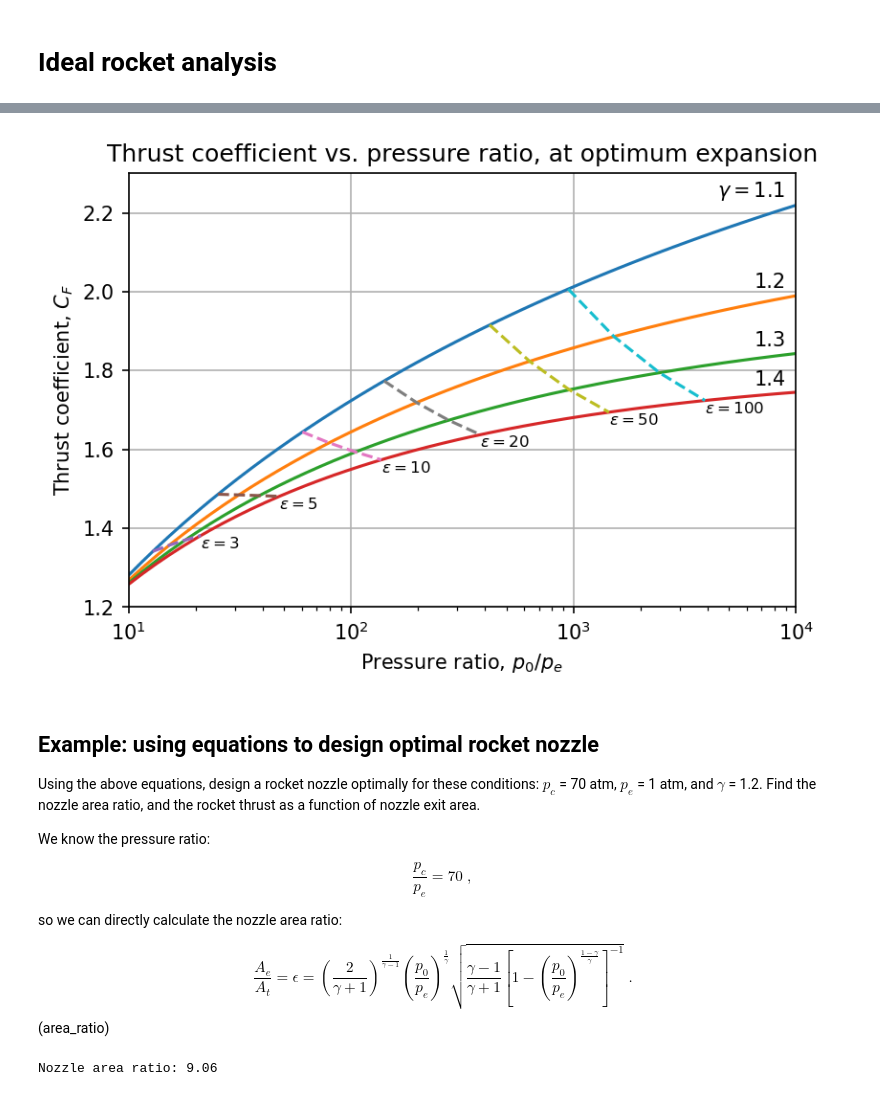
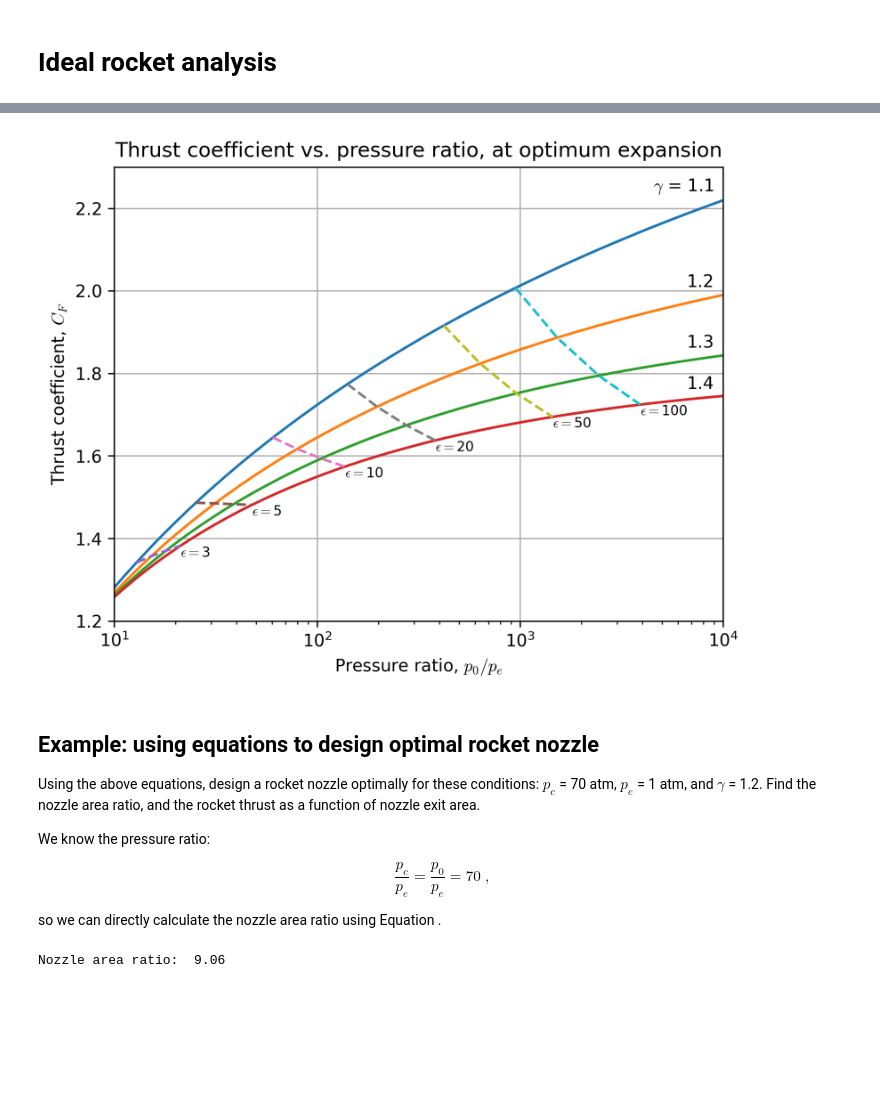
Before and after one commit to kyleniemeyer/rocket-propulsion, a Jupyter notebook: fundamentals/ideal-rocket.ipynb, the cells around one changed output, grey strips where cells are left out. Drawn from its saved outputs; the diff is of its cells as text; code cells hidden in the pictures; blank space fills up the shorter version.

```diff
--- a/fundamentals/ideal-rocket.ipynb
+++ b/fundamentals/ideal-rocket.ipynb
@@ -94,7 +428,7 @@ vs. pressure ratio, both for various specific heat ratios:
 gammas = [1.1, 1.25, 1.4, 1.7]
 pressure_ratios = np.logspace(1, 4, num=50)
 
-labels = [r'$\gamma = 1.1$', '1.25', '1.4', '1.7']
+labels = [r'$\gamma$ = 1.1', '1.25', '1.4', '1.7']
 
 # let's define a function to calculate area ratio based on gamma and the pressure ratio:
 def calc_area_ratio(gamma, pressure_ratio):
@@ -121,7 +455,7 @@ for gamma, label in zip(gammas, labels):
 
 plt.xlim([10, 1e4])
 plt.ylim([1, 500])
-plt.xlabel(r'Pressure ratio, $\frac{p_0}{p_e}$')
+plt.xlabel(r'Pressure ratio, $p_0 / p_e$')
 plt.ylabel(r'Area ratio, $\epsilon = \frac{A_e}{A_t}$')
 plt.grid(True)
 plt.xscale('log')
@@ -155,7 +489,7 @@ def root_area_ratio(pressure_ratio, gamma, area_ratio):
 
 
 gammas = [1.1, 1.2, 1.3, 1.4]
-labels = [r'$\gamma = 1.1$', '1.2', '1.3', '1.4']
+labels = [r'$\gamma$ = 1.1', '1.2', '1.3', '1.4']
 area_ratios = [3, 5, 10, 20, 50, 100]
 
 pressure_ratios = np.logspace(1, 4, num=50)
@@ -166,34 +500,34 @@ for gamma, label in zip(gammas, labels):
     plt.plot(pressure_ratios, thrust_coeffs)
     plt.text(
         0.9*pressure_ratios[-1], 1.01*thrust_coeffs[-1],
         label, horizontalalignment='right'
         )
 
 for area_ratio in area_ratios:
     pressure_ratios2 = np.zeros(len(gammas))
     thrust_coeffs2 = np.zeros(len(gammas))
     for idx, gamma in enumerate(gammas):
         sol = root_scalar(root_area_ratio, x0=20, x1=100, args=(gamma, area_ratio))
         pressure_ratios2[idx] = sol.root
         thrust_coeffs2[idx] = calc_thrust_coeff(gamma, sol.root)
 
     plt.plot(pressure_ratios2, thrust_coeffs2, '--')
     plt.text(
         pressure_ratios2[-1], thrust_coeffs2[-1],
         r'$\epsilon =$' + f'{area_ratio}',
         horizontalalignment='left', verticalalignment='top', fontsize=8
         )
 
 plt.xlim([10, 1e4])
 plt.ylim([1.2, 2.3])
 plt.xlabel(r'Pressure ratio, $p_0/p_e$')
 plt.ylabel(r'Thrust coefficient, $C_F$')
 plt.grid(True)
 plt.xscale('log')
 plt.title('Thrust coefficient vs. pressure ratio, at optimum expansion')
 plt.show()
 # %% [output]
-[figure, old version]
+[figure, new version]
 # %% [markdown]
 ## Example: using equations to design optimal rocket nozzle
 
@@ -204,14 +538,10 @@ Find the nozzle area ratio, and the rocket thrust as a function of nozzle exit a
 We know the pressure ratio:
 
 $$
-\frac{p_c}{p_e} = 70 \;,
+\frac{p_c}{p_e} = \frac{p_0}{p_e} = 70 \;,
 $$
 
-so we can directly calculate the nozzle area ratio:
-
-$$
-\frac{A_e}{A_t} = \epsilon = \left( \frac{2}{\gamma+1}\right)^{\frac{1}{\gamma-1}} \left( \frac{p_0}{p_e} \right)^{\frac{1}{\gamma}} \sqrt{ \frac{\gamma-1}{\gamma+1} \left[1 - \left( \frac{p_0}{p_e}\right)^{\frac{1-\gamma}{\gamma}} \right]^{-1} } \;.
-$$ (area_ratio)
+so we can directly calculate the nozzle area ratio using Equation [](#eq:area-ratio-pressure).
 # %%
 # set the given constants
 chamber_pressure = Q_(70, 'atm')
```
Also changed, not shown: parts of 28 cells of this notebook, 8 other files.
